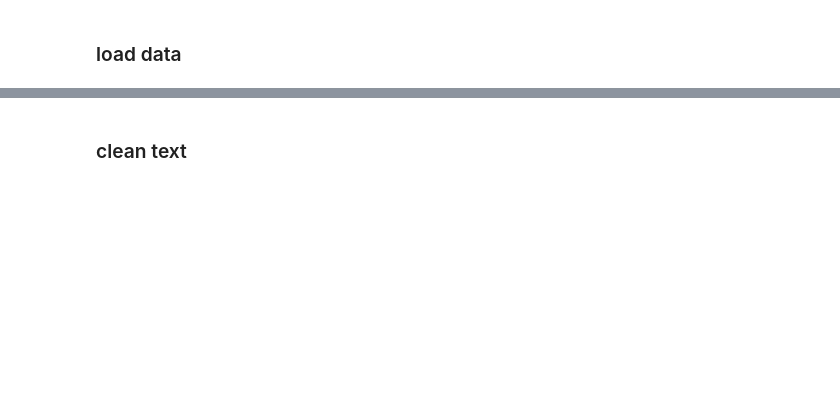
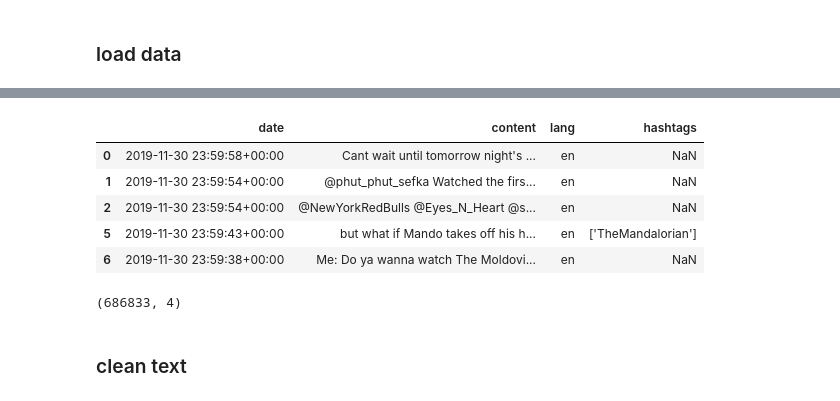
Before and after one commit to sheatoo/viewership-analysis, a Jupyter notebook: code/mandalorian-topic-model.ipynb, the cells around one changed output, grey strips where cells are left out. Saved outputs shown, nothing was run; the diff lists cells and outputs as text; code cells hidden in the pictures; blank space fills up the shorter version.

```diff
--- a/code/mandalorian-topic-model.ipynb
+++ b/code/mandalorian-topic-model.ipynb
@@ -132,2 +91,16 @@ yoda_csv
+# %%
+data = data[data['lang'] == 'en']
+data.head()
+# %% [output]
+|  | date | content | lang | hashtags |
+| 0 | 2019-11-30 23:59:58+00:00 | Cant wait until tomorrow night's ... | en | NaN |
+| 1 | 2019-11-30 23:59:54+00:00 | @phut_phut_sefka Watched the firs... | en | NaN |
+| 2 | 2019-11-30 23:59:54+00:00 | @NewYorkRedBulls @Eyes_N_Heart @s... | en | NaN |
+| 5 | 2019-11-30 23:59:43+00:00 | but what if Mando takes off his h... | en | ['TheMandalorian'] |
+| 6 | 2019-11-30 23:59:38+00:00 | Me: Do ya wanna watch The Moldovi... | en | NaN |
+# %%
+data.shape
+# %% [output]
+(686833, 4)
 # %% [markdown]
 ### clean text
```
Also changed, not shown: parts of 24 cells of this notebook.
